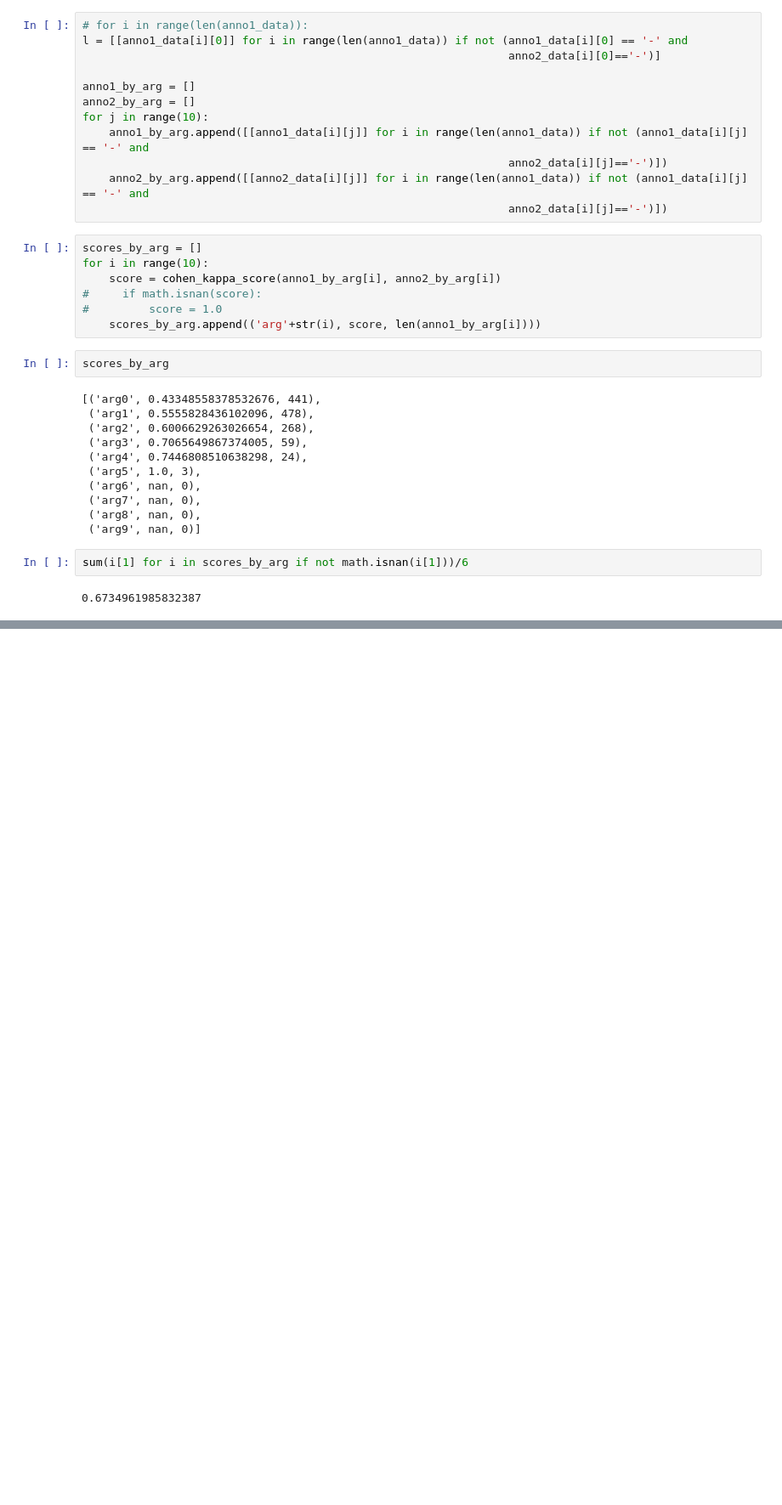
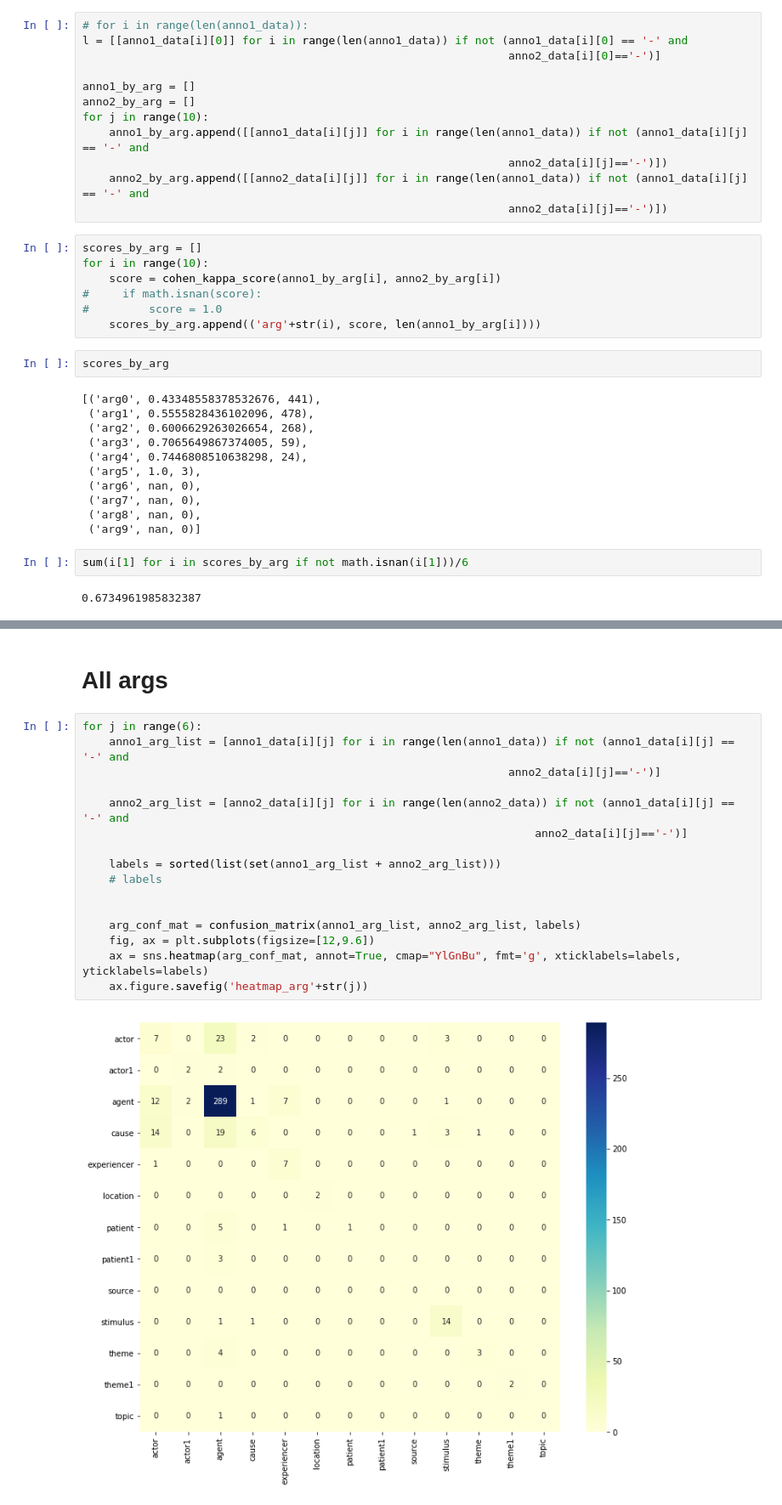
Before and after one commit to siyanapavlova/AMR_annotations, a Jupyter notebook: iaa.ipynb, the cells around one changed output, grey strips where cells are left out. Shown: that part at 85% size. Drawn from its saved outputs; the diff is of its cells as text; blank space fills up the shorter version.

```diff
--- a/iaa.ipynb
+++ b/iaa.ipynb
@@ -81,0 +232,20 @@ sum(i[1] for i in scores_by_arg if not math.isnan(i[1]))/6
+# %% [markdown]
+# All args
+# %%
+for j in range(6):
+    anno1_arg_list = [anno1_data[i][j] for i in range(len(anno1_data)) if not (anno1_data[i][j] == '-' and
+                                                                anno2_data[i][j]=='-')]
+
+    anno2_arg_list = [anno2_data[i][j] for i in range(len(anno2_data)) if not (anno1_data[i][j] == '-' and
+                                                                    anno2_data[i][j]=='-')]
+
+    labels = sorted(list(set(anno1_arg_list + anno2_arg_list)))
+    # labels
+
+
+    arg_conf_mat = confusion_matrix(anno1_arg_list, anno2_arg_list, labels)
+    fig, ax = plt.subplots(figsize=[12,9.6])
+    ax = sns.heatmap(arg_conf_mat, annot=True, cmap="YlGnBu", fmt='g', xticklabels=labels, yticklabels=labels)
+    ax.figure.savefig('heatmap_arg'+str(j))
+# %% [output]
+[figure, added]
```
Also changed, not shown: parts of 15 cells of this notebook, 7 other files.
